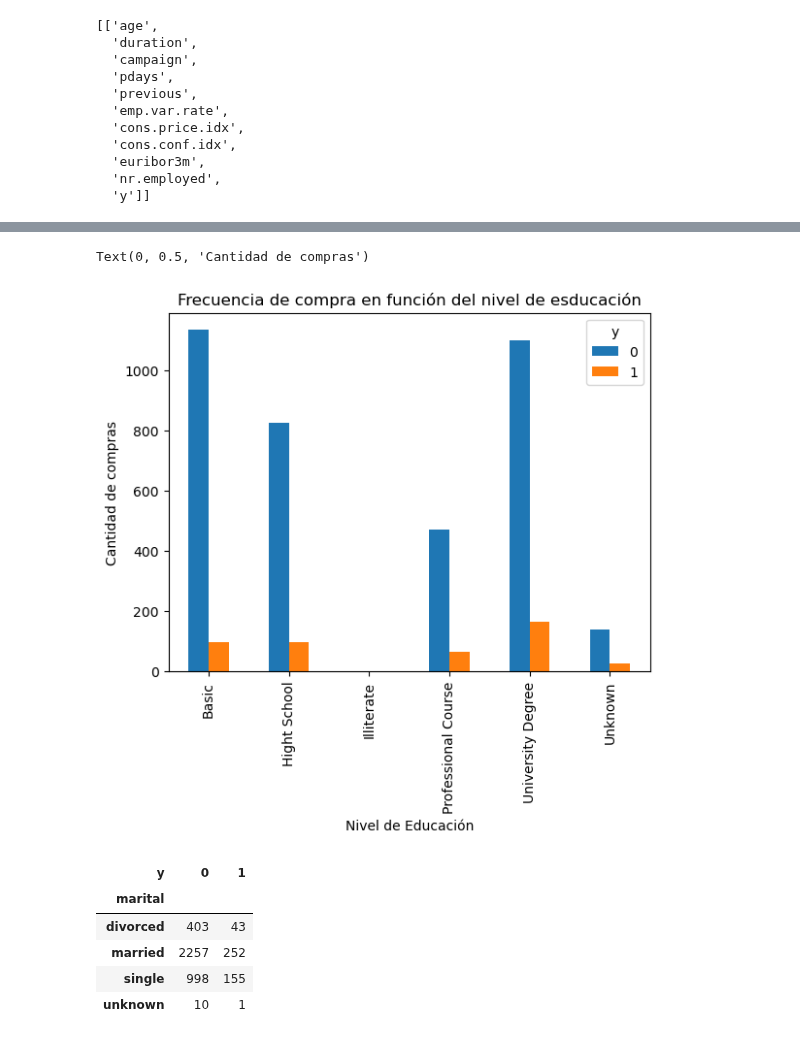
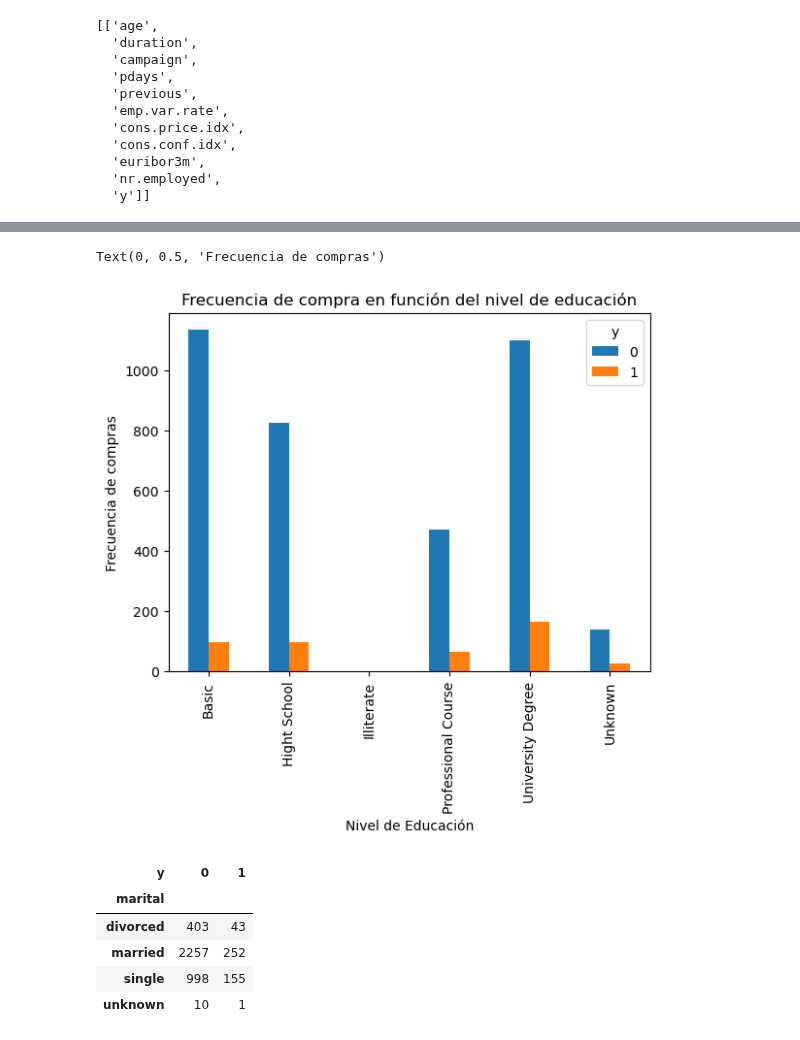
Before and after one commit to Chefi/python-ml-course, a Jupyter notebook: notebooks/Regresion Logistica Mi Notebook.ipynb, the cells around one changed output, grey strips where cells are left out. Saved outputs shown, nothing was run; the diff lists cells and outputs as text; code cells hidden in the pictures.

```diff
--- a/notebooks/Regresion Logistica Mi Notebook.ipynb
+++ b/notebooks/Regresion Logistica Mi Notebook.ipynb
@@ -627,12 +627,12 @@ data.groupby(by=["education"] )[Lista].mean()
 import matplotlib.pyplot as plt
 # %%
 pd.crosstab(data.education, data.y).plot(kind = "bar")
-plt.title("Frecuencia de compra en función del nivel de esducación")
+plt.title("Frecuencia de compra en función del nivel de educación")
 plt.xlabel("Nivel de Educación")
-plt.ylabel("Cantidad de compras")
+plt.ylabel("Frecuencia de compras")
 # %% [output]
-Text(0, 0.5, 'Cantidad de compras')
+Text(0, 0.5, 'Frecuencia de compras')
-[figure, old version]
+[figure, new version]
 # %%
 table = pd.crosstab(data.marital, data.y)
 table
```
Also changed, not shown: parts of 20 cells of this notebook.
